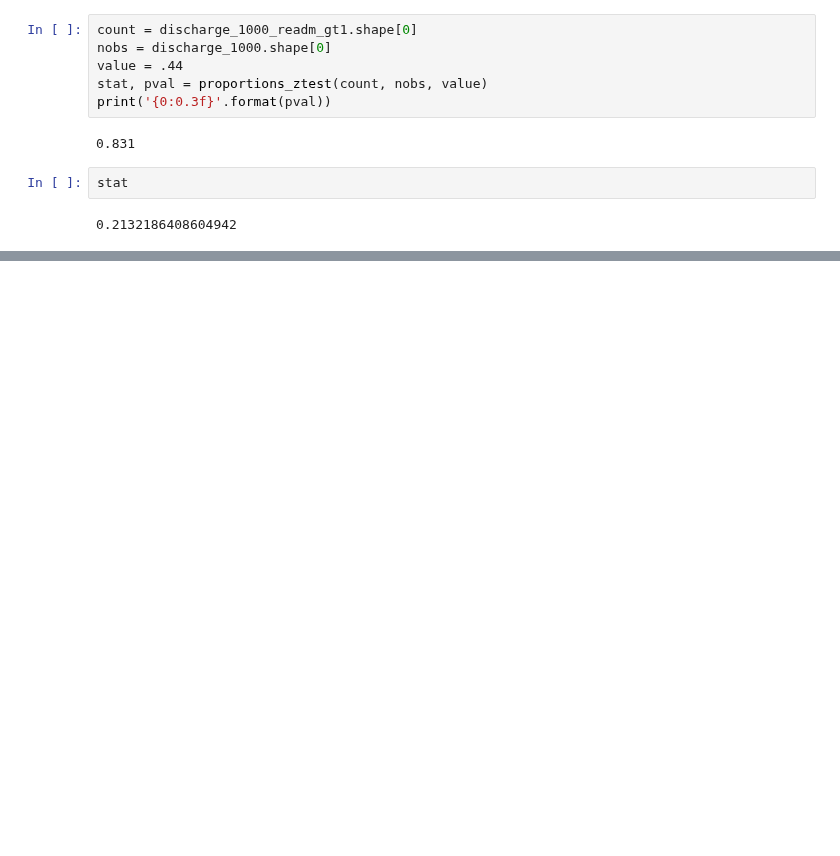
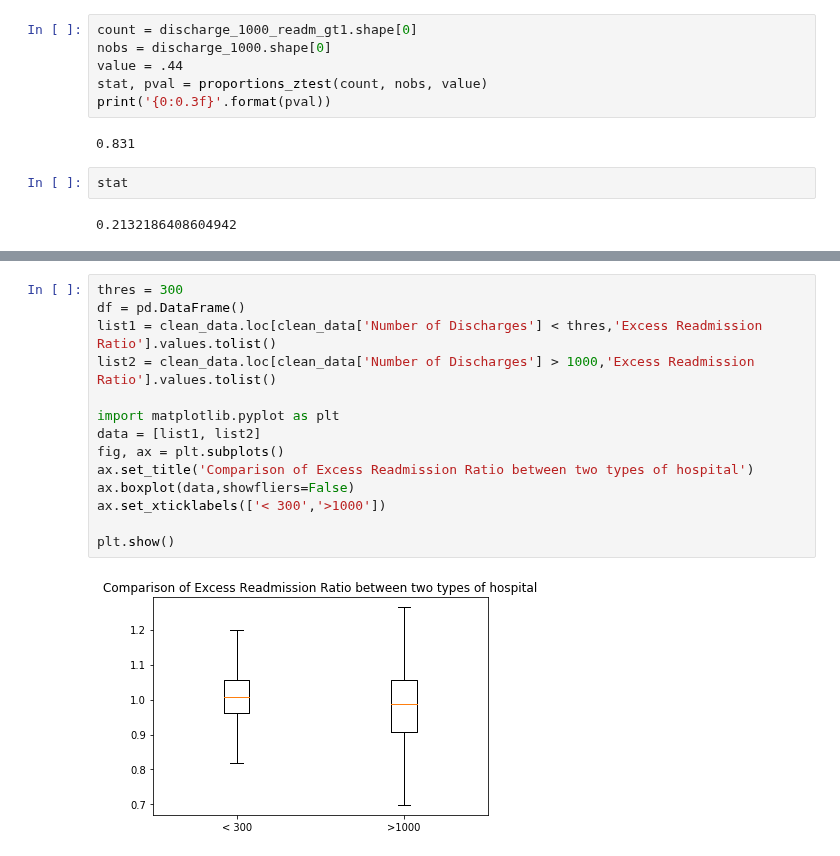
Before and after one commit to mrthlinh/SpringBoard_DataScienceProject, a Jupyter notebook: EDA: Reduce Hospital Readmissions/sliderule_dsi_inferential_statistics_exercise_3.ipynb, the cells around one changed output, grey strips where cells are left out. Saved outputs shown, nothing was run; the diff lists cells and outputs as text; blank space fills up the shorter version.

```diff
--- a/EDA: Reduce Hospital Readmissions/sliderule_dsi_inferential_statistics_exercise_3.ipynb
+++ b/EDA: Reduce Hospital Readmissions/sliderule_dsi_inferential_statistics_exercise_3.ipynb
@@ -303,0 +372,16 @@ stat
+# %%
+thres = 300
+df = pd.DataFrame()
+list1 = clean_data.loc[clean_data['Number of Discharges'] < thres,'Excess Readmission Ratio'].values.tolist()
+list2 = clean_data.loc[clean_data['Number of Discharges'] > 1000,'Excess Readmission Ratio'].values.tolist()
+
+import matplotlib.pyplot as plt
+data = [list1, list2]
+fig, ax = plt.subplots()
+ax.set_title('Comparison of Excess Readmission Ratio between two types of hospital')
+ax.boxplot(data,showfliers=False)
+ax.set_xticklabels(['< 300','>1000'])
+
+plt.show()
+# %% [output]
+[figure, added]
```
Also changed, not shown: parts of 20 cells of this notebook.
